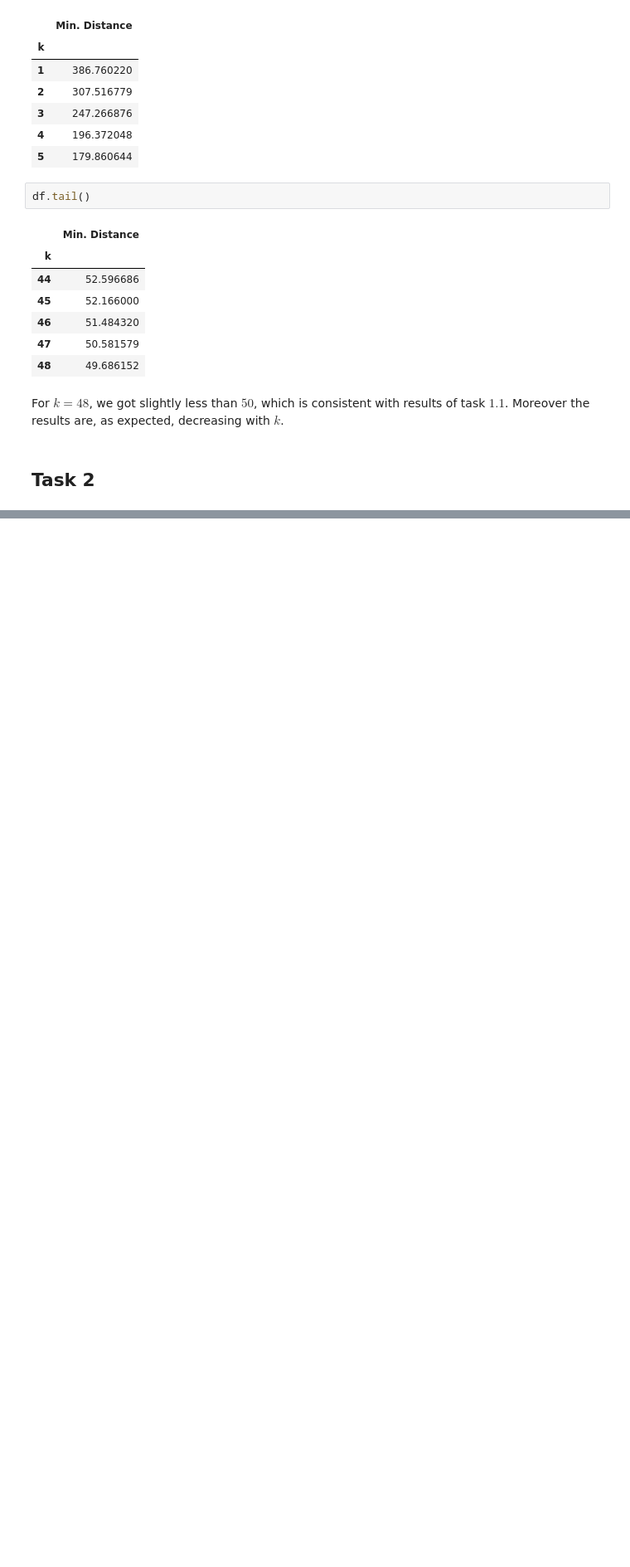
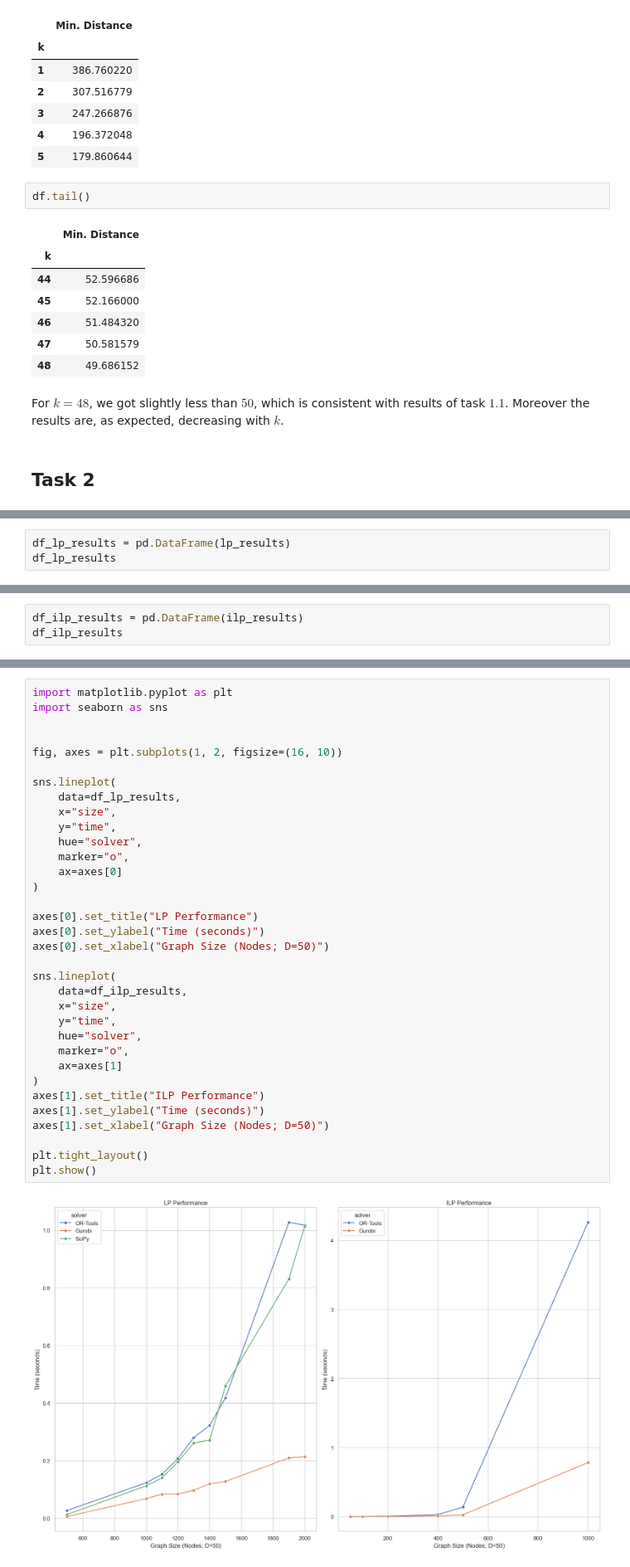
Before and after one commit to jpultorak/linear-optimization, a Jupyter notebook: notebooks/homework2.ipynb, the cells around one changed output, grey strips where cells are left out. Shown at 83% size. Cells and saved outputs as stored; diff of their text form; blank space fills up the shorter version.

```diff
--- a/notebooks/homework2.ipynb
+++ b/notebooks/homework2.ipynb
@@ -303,0 +424,3 @@ For $k=48$, we got slightly less than $50$, which is consistent with results of
+# %%
+df_lp_results = pd.DataFrame(lp_results)
+df_lp_results
@@ -303,0 +504,3 @@ For $k=48$, we got slightly less than $50$, which is consistent with results of
+# %%
+df_ilp_results = pd.DataFrame(ilp_results)
+df_ilp_results
@@ -303,0 +525,36 @@ For $k=48$, we got slightly less than $50$, which is consistent with results of
+# %%
+import matplotlib.pyplot as plt
+import seaborn as sns
+
+
+fig, axes = plt.subplots(1, 2, figsize=(16, 10))
+
+sns.lineplot(
+    data=df_lp_results,
+    x="size",
+    y="time",
+    hue="solver",
+    marker="o",
+    ax=axes[0]
+)
+
+axes[0].set_title("LP Performance")
+axes[0].set_ylabel("Time (seconds)")
+axes[0].set_xlabel("Graph Size (Nodes; D=50)")
+
+sns.lineplot(
+    data=df_ilp_results,
+    x="size",
+    y="time",
+    hue="solver",
+    marker="o",
+    ax=axes[1]
+)
+axes[1].set_title("ILP Performance")
+axes[1].set_ylabel("Time (seconds)")
+axes[1].set_xlabel("Graph Size (Nodes; D=50)")
+
+plt.tight_layout()
+plt.show()
+# %% [output]
+[figure, added]
```
Also changed, not shown: parts of 9 cells of this notebook, 2 other files.
